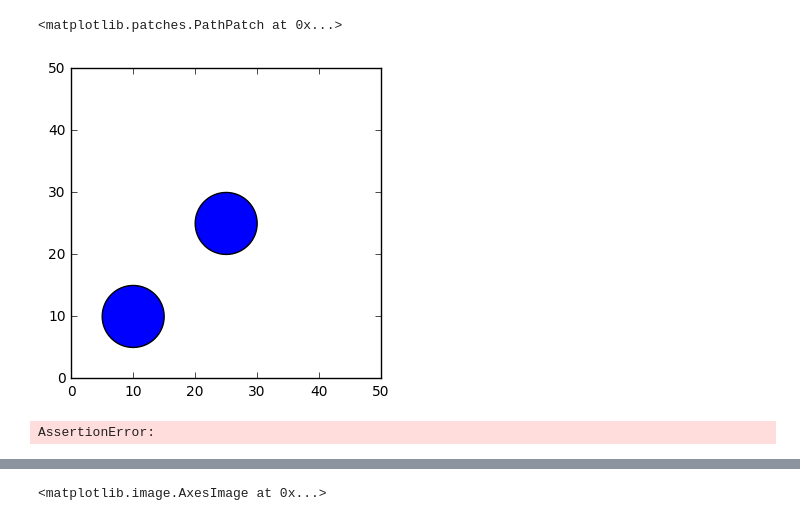
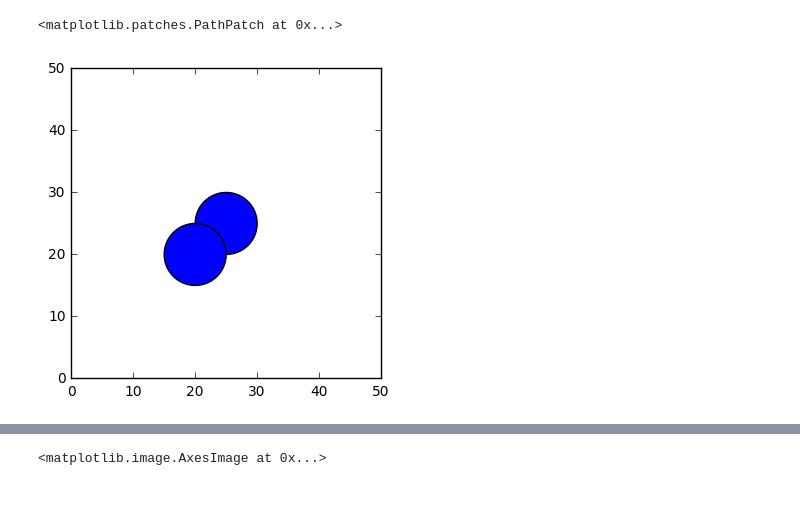
Before and after one commit to CNERG/cycsat, a Jupyter notebook: Untitled.ipynb, the cells around one changed output, grey strips where cells are left out. Drawn from its saved outputs; the diff is of its cells as text; code cells hidden in the pictures.

```diff
--- a/Untitled.ipynb
+++ b/Untitled.ipynb
@@ -10,21 +11,14 @@ from cycsat.terrain import mpd
 
 %matplotlib inline
 # %%
-b = Point(25,25).buffer(5); a = Point(10,10).buffer(5)
+b = Point(25,25).buffer(5); a = Point(20,20).buffer(5)
 
 ax = plt.subplot(1,1,1)
 ax.set_xlim([0,50])
 ax.set_ylim([0,50])
 ax.set_aspect('equal')
 ax.add_patch(PolygonPatch(b))
 ax.add_patch(PolygonPatch(a))
 # %% [output]
 <matplotlib.patches.PathPatch at 0x...>
-[figure, old version]
+[figure, new version]
-# %%
-from shapely.ops import cascaded_union
-
-c = cascaded_union([a,b])
-ax.add_patch(PolygonPatch(c))
-# %% [output]
-AssertionError:
```
Also changed, not shown: parts of 5 cells of this notebook, 7 other files.
